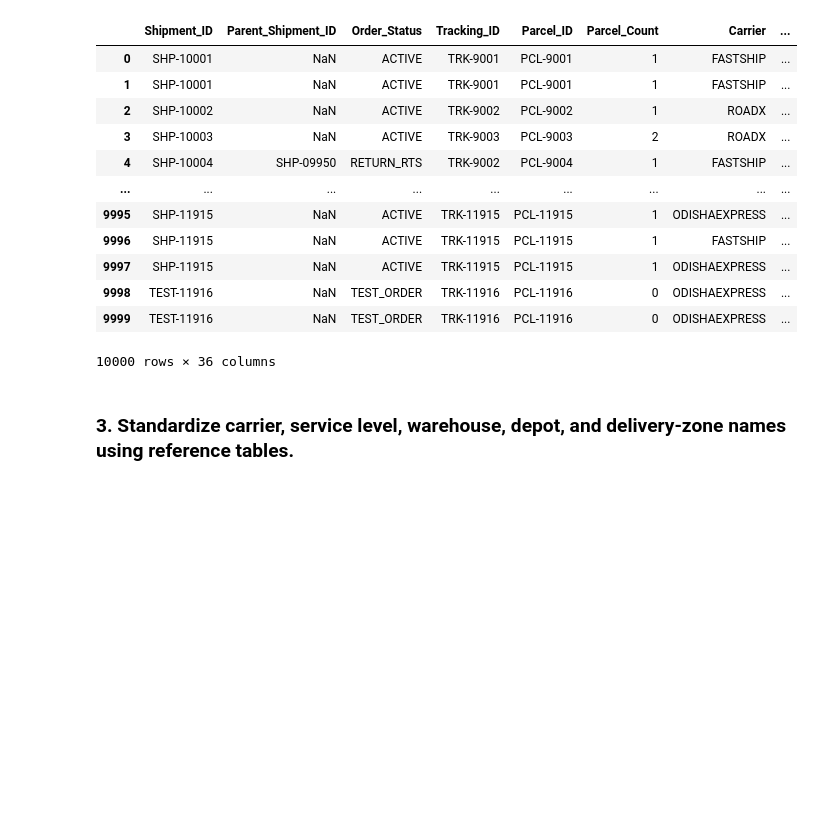
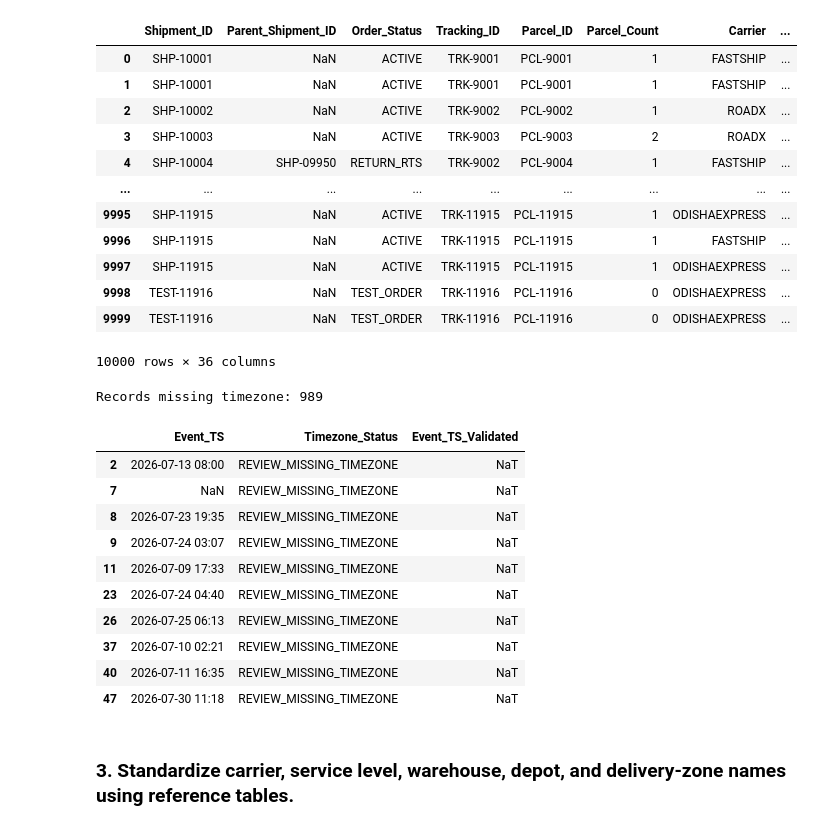
Before and after one commit to SumanSekhar-Sahoo/logistics-data-science-project, a Jupyter notebook: Script.ipynb, the cells around one changed output. Saved outputs shown, nothing was run; the diff lists cells and outputs as text; code cells hidden in the pictures; blank space fills up the shorter version.

```diff
--- a/Script.ipynb
+++ b/Script.ipynb
@@ -141,6 +141,55 @@ df
 | 9998 | TEST-11916 | NaN | TEST_ORDER | TRK-11916 | PCL-11916 | 0 | ODISHAEXPRESS | ... |
 | 9999 | TEST-11916 | NaN | TEST_ORDER | TRK-11916 | PCL-11916 | 0 | ODISHAEXPRESS | ... |
 10000 rows × 36 columns
+# %%
+# Check whether the original timestamp contains a timezone
+timestamp_text = df['Event_TS'].astype('string').str.strip()
+
+has_timezone = timestamp_text.str.contains(
+    r'(?:Z|[+-]\d{2}:?\d{2})$',
+    case=False,
+    na=False
+)
+
+# Flag timestamps without timezone information
+df['Timezone_Status'] = np.where(
+    has_timezone,
+    'VALID_TIMEZONE',
+    'REVIEW_MISSING_TIMEZONE'
+)
+
+# Convert only timestamps with an explicit timezone
+df['Event_TS_Validated'] = pd.to_datetime(
+    timestamp_text.where(has_timezone),
+    errors='coerce',
+    utc=True
+)
+
+# Display records requiring review
+timezone_issues = df[
+    df['Timezone_Status'] == 'REVIEW_MISSING_TIMEZONE'
+]
+
+print("Records missing timezone:", len(timezone_issues))
+
+display(
+    timezone_issues[
+        ['Event_TS', 'Timezone_Status', 'Event_TS_Validated']
+    ].head(10)
+)
+# %% [output]
+Records missing timezone: 989
+|  | Event_TS | Timezone_Status | Event_TS_Validated |
+| 2 | 2026-07-13 08:00 | REVIEW_MISSING_TIMEZONE | NaT |
+| 7 | NaN | REVIEW_MISSING_TIMEZONE | NaT |
+| 8 | 2026-07-23 19:35 | REVIEW_MISSING_TIMEZONE | NaT |
+| 9 | 2026-07-24 03:07 | REVIEW_MISSING_TIMEZONE | NaT |
+| 11 | 2026-07-09 17:33 | REVIEW_MISSING_TIMEZONE | NaT |
+| 23 | 2026-07-24 04:40 | REVIEW_MISSING_TIMEZONE | NaT |
+| 26 | 2026-07-25 06:13 | REVIEW_MISSING_TIMEZONE | NaT |
+| 37 | 2026-07-10 02:21 | REVIEW_MISSING_TIMEZONE | NaT |
+| 40 | 2026-07-11 16:35 | REVIEW_MISSING_TIMEZONE | NaT |
+| 47 | 2026-07-30 11:18 | REVIEW_MISSING_TIMEZONE | NaT |
 # %% [markdown]
 ### 3. Standardize carrier, service level, warehouse, depot, and delivery-zone names using reference tables.
 # %%
```
Also changed, not shown: parts of 4 cells of this notebook, 1 other file.
